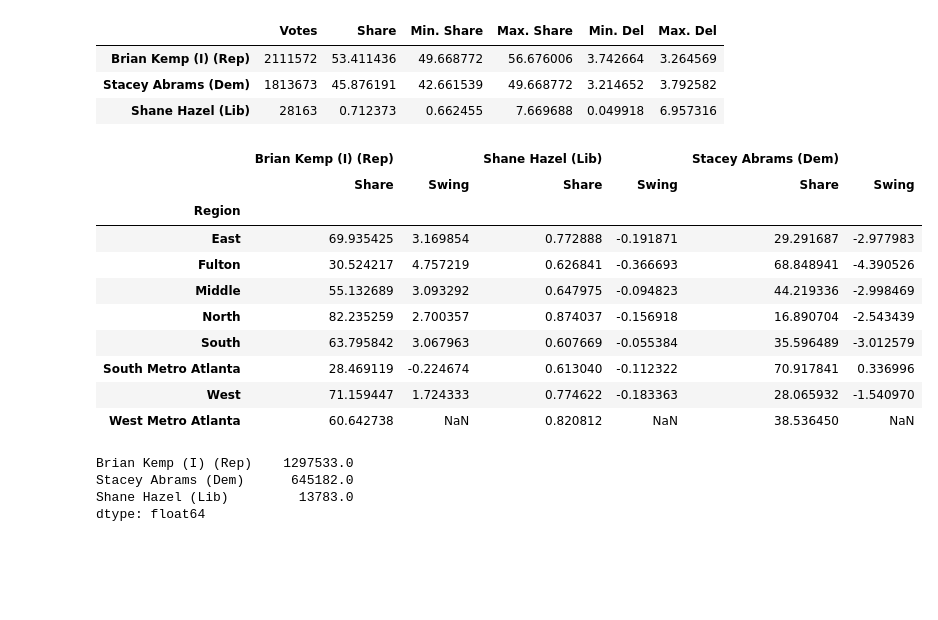
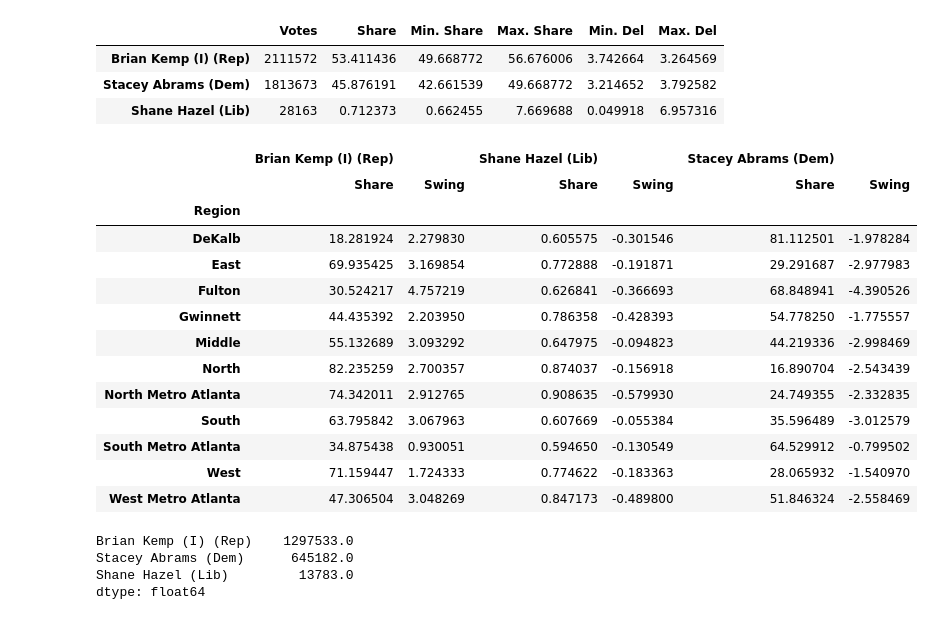
Before and after one commit to davidboers/2026electionmodels, a Jupyter notebook: statewides.ipynb, the cells around one changed output. Cells and saved outputs as stored; diff of their text form; code cells hidden in the pictures; blank space fills up the shorter version.

```diff
--- a/statewides.ipynb
+++ b/statewides.ipynb
@@ -100,6 +115,11 @@ def agg_uniq(s: pd.Series):
 metro_prec_data_rg_map = metro_prec_data.set_index(['County', 'Reporting Group'])
 metro_prec_data_rg_map = metro_prec_data_rg_map[['Subregion', 'Region']]
 metro_prec_data_rg_map = metro_prec_data_rg_map.groupby(metro_prec_data_rg_map.index).agg(agg_uniq)
-metro_prec_data_rg_map.index = [f'{rg}, {county}' for (county, rg) in metro_prec_data_rg_map.index]
+metro_prec_data_rg_map.index = pd.MultiIndex.from_tuples(metro_prec_data_rg_map.index)
+metro_prec_data_rg_map['geometry'] = \
+    metro_prec_data[metro_prec_data['Election'].isin(['2026', '*'])] \
+        .set_index(['County', 'Reporting Group']) \
+        .dissolve(by=['County', 'Reporting Group'])['geometry']
+metro_prec_data_rg_map.index = pd.Index(metro_prec_data_rg_map.index.map(lambda x: f'{x[1]}, {x[0]}'))
 metro_prec_data_rg_map
 # %% [output]
@@ -194,56 +226,64 @@ ranges
 # %%
 def cross_table(votes, votes_metro):
     def find_prg(i):
+        (county, prec, _) = i
+        prec = prec.upper()
+        election = '*' if (county, prec, '*') in metro_prec_data.index else '2022'
         try:
-            rg = metro_prec_data.loc[(i[0], i[1], '2022'), 'Reporting Group']
-            return f'{rg}, {i[0]}'
-        except KeyError:
-            return f'None, {i[0]}'
+            rg = metro_prec_data.loc[(county, prec, election), 'Reporting Group']
+        except:
+            return f'None, {county}'
+        return f'{rg}, {county}'
     votes_metro['Reporting Group'] = votes_metro.index.map(find_prg)
     votes_metro = votes_metro.groupby(['Reporting Group', 'Vote Method']).sum()
     votes = pd.concat([votes, votes_metro])
     votes.index = votes.index.set_names(['County/Reporting Group', 'Vote Method'])
     # Setup
     cands = votes.columns
     votes = votes.groupby(level=['County/Reporting Group']).agg(sum)
     votes['Total Votes'] = votes.index.map(lambda i: votes.loc[i].sum())
     shares = pd.DataFrame(votes)
     # Region
     shares['Region'] = (
         metro_prec_data_rg_map['Region']
         .reindex(shares.index)
         .fillna(counties['Region'].reindex(shares.index))
     )
     shares = shares.groupby('Region').agg(sum)
     for cand in cands:
         shares[cand] = shares[cand] / shares['Total Votes'] * 100
-    return [votes, shares]
+    return cands, shares
 
 prev_votes = pd.DataFrame(prev)
 prev_votes_metro = import_historical(2018, 'governor', metro=True)
 curr_votes = pd.DataFrame(curr)
 curr_votes_metro = import_historical(2022, 'governor', metro=True)
-[_, prev_shares] = cross_table(prev_votes, prev_votes_metro)
-[_, curr_shares] = cross_table(curr_votes, curr_votes_metro)
+(prev_cands, prev_shares) = cross_table(prev_votes, prev_votes_metro)
+(curr_cands, curr_shares) = cross_table(curr_votes, curr_votes_metro)
 
 index = pd.MultiIndex.from_tuples([y for x in [[(reg, 'Current'), (reg, 'Projection')] for reg in regions] for y in x], names=('Region', 'Model'))
 curr_shares = pd.concat([curr_shares], axis=1, keys=['Share']).swaplevel(0, 1, 1)
 curr_shares[(kemp2022, 'Swing')] = curr_shares[kemp2022, 'Share'] - prev_shares['BRIAN KEMP  (REP)']
 curr_shares[(abrams2022, 'Swing')] = curr_shares[abrams2022, 'Share'] - prev_shares['STACEY ABRAMS  (DEM)']
 curr_shares[(hazel2022, 'Swing')] = curr_shares[hazel2022, 'Share'] - prev_shares['TED METZ (LIB)']
-curr_shares.sort_index(axis=1).drop(['Total Votes'], axis=1)
+
+curr_shares.sort_index(axis=1)\
+    .drop(['Total Votes'], axis=1)
 # %% [output]
 |  | Brian Kemp (I) (Rep) |  | Shane Hazel (Lib) |  | Stacey Abrams (Dem) |  |
 |  | Share | Swing | Share | Swing | Share | Swing |
 | Region |  |  |  |  |  |  |
+| DeKalb | 18.281924 | 2.279830 | 0.605575 | -0.301546 | 81.112501 | -1.978284 |
 | East | 69.935425 | 3.169854 | 0.772888 | -0.191871 | 29.291687 | -2.977983 |
 | Fulton | 30.524217 | 4.757219 | 0.626841 | -0.366693 | 68.848941 | -4.390526 |
+| Gwinnett | 44.435392 | 2.203950 | 0.786358 | -0.428393 | 54.778250 | -1.775557 |
 | Middle | 55.132689 | 3.093292 | 0.647975 | -0.094823 | 44.219336 | -2.998469 |
 | North | 82.235259 | 2.700357 | 0.874037 | -0.156918 | 16.890704 | -2.543439 |
+| North Metro Atlanta | 74.342011 | 2.912765 | 0.908635 | -0.579930 | 24.749355 | -2.332835 |
 | South | 63.795842 | 3.067963 | 0.607669 | -0.055384 | 35.596489 | -3.012579 |
-| South Metro Atlanta | 28.469119 | -0.224674 | 0.613040 | -0.112322 | 70.917841 | 0.336996 |
+| South Metro Atlanta | 34.875438 | 0.930051 | 0.594650 | -0.130549 | 64.529912 | -0.799502 |
 | West | 71.159447 | 1.724333 | 0.774622 | -0.183363 | 28.065932 | -1.540970 |
-| West Metro Atlanta | 60.642738 | NaN | 0.820812 | NaN | 38.536450 | NaN |
+| West Metro Atlanta | 47.306504 | 3.048269 | 0.847173 | -0.489800 | 51.846324 | -2.558469 |
 # %%
 import model
 
```
Also changed, not shown: parts of 12 cells of this notebook, 3 other files.
